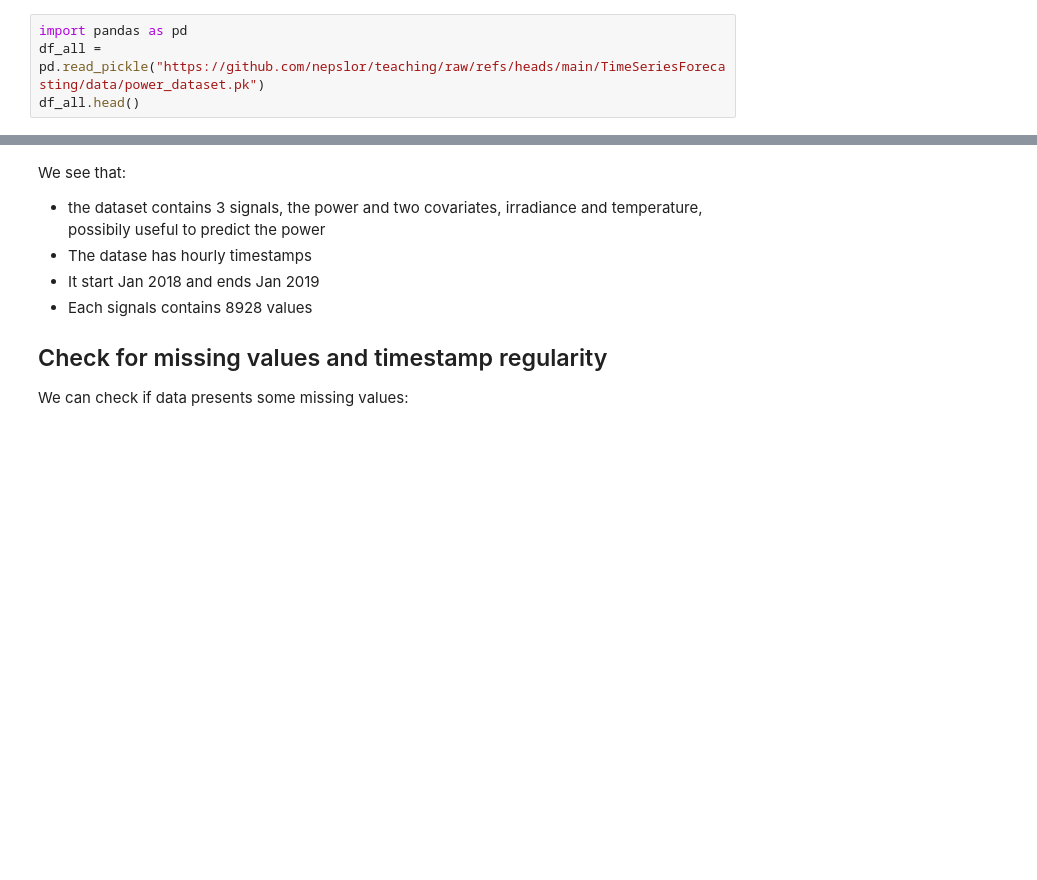
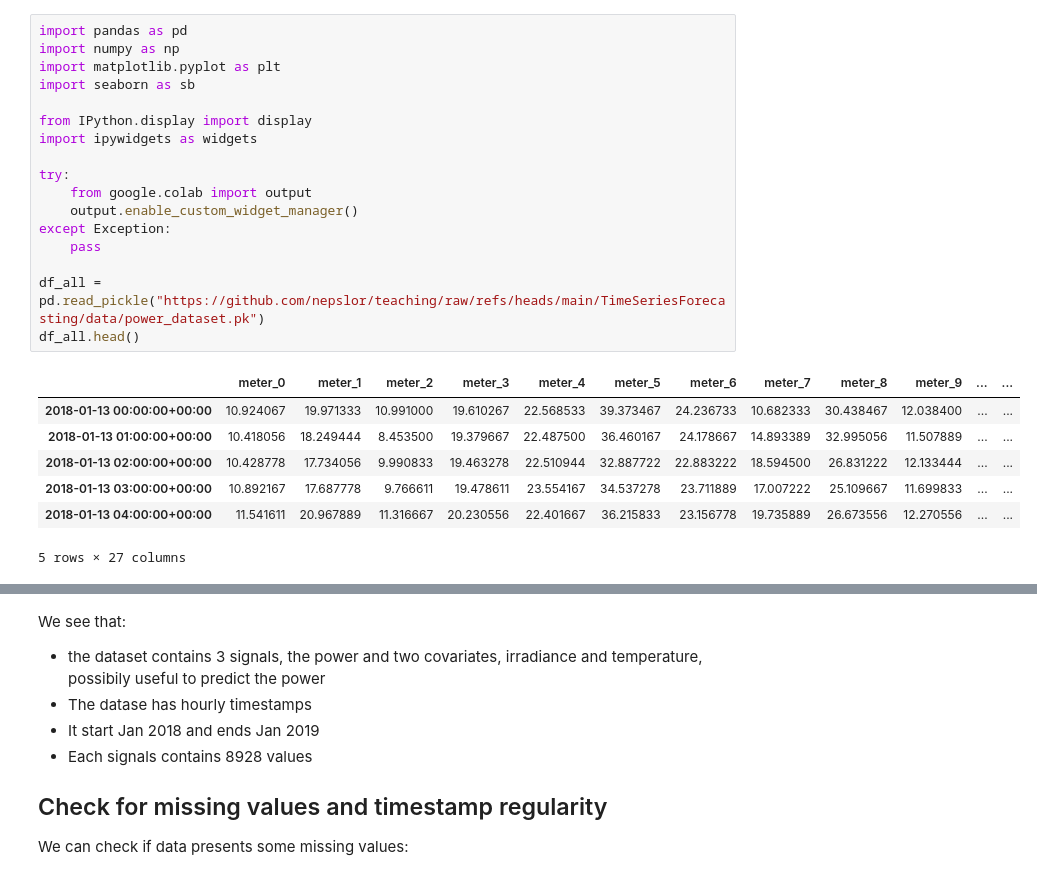
Before and after one commit to nepslor/B5203E-TSAF, a Jupyter notebook: W1/L1_data_visualization.ipynb, the cells around one changed output, grey strips where cells are left out. Saved outputs shown, nothing was run; the diff lists cells and outputs as text; blank space fills up the shorter version.

```diff
--- a/W1/L1_data_visualization.ipynb
+++ b/W1/L1_data_visualization.ipynb
@@ -14,8 +14,29 @@ Besides power readings, the dataset includes **temperatue** and **irradiance** m
 Let's start downlowading and looking at the first rows of the dataset:
 # %%
 import pandas as pd
+import numpy as np
+import matplotlib.pyplot as plt
+import seaborn as sb
+
+from IPython.display import display
+import ipywidgets as widgets
+
+try:
+    from google.colab import output
+    output.enable_custom_widget_manager()
+except Exception:
+    pass
+
 df_all = pd.read_pickle("https://github.com/nepslor/teaching/raw/refs/heads/main/TimeSeriesForecasting/data/power_dataset.pk")
 df_all.head()
+# %% [output]
+|  | meter_0 | meter_1 | meter_2 | meter_3 | meter_4 | meter_5 | meter_6 | meter_7 | meter_8 | meter_9 | ... | ... |
+| 2018-01-13 00:00:00+00:00 | 10.924067 | 19.971333 | 10.991000 | 19.610267 | 22.568533 | 39.373467 | 24.236733 | 10.682333 | 30.438467 | 12.038400 | ... | ... |
+| 2018-01-13 01:00:00+00:00 | 10.418056 | 18.249444 | 8.453500 | 19.379667 | 22.487500 | 36.460167 | 24.178667 | 14.893389 | 32.995056 | 11.507889 | ... | ... |
+| 2018-01-13 02:00:00+00:00 | 10.428778 | 17.734056 | 9.990833 | 19.463278 | 22.510944 | 32.887722 | 22.883222 | 18.594500 | 26.831222 | 12.133444 | ... | ... |
+| 2018-01-13 03:00:00+00:00 | 10.892167 | 17.687778 | 9.766611 | 19.478611 | 23.554167 | 34.537278 | 23.711889 | 17.007222 | 25.109667 | 11.699833 | ... | ... |
+| 2018-01-13 04:00:00+00:00 | 11.541611 | 20.967889 | 11.316667 | 20.230556 | 22.401667 | 36.215833 | 23.156778 | 19.735889 | 26.673556 | 12.270556 | ... | ... |
+5 rows × 27 columns
 # %%
 # last timestep in the dataset
 print(df_all.index[-1])
```
Also changed, not shown: parts of 41 cells of this notebook, 1 other file.
